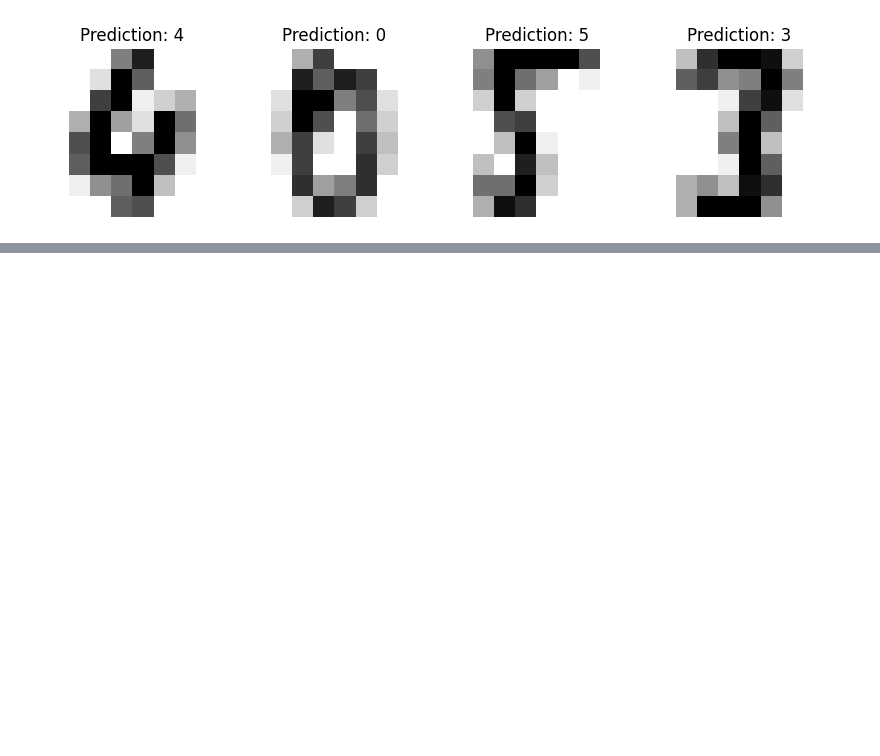
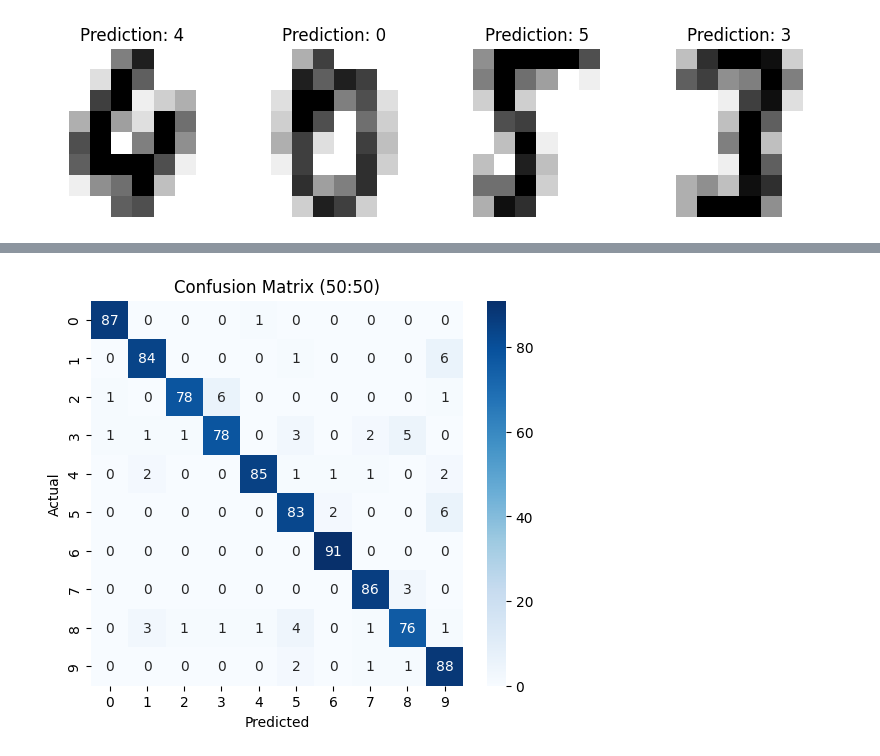
Before and after one commit to atmikgoswami/ML-Lab, a Jupyter notebook: assignment 2/assignment2-RF.ipynb, the cells around one changed output, grey strips where cells are left out. Saved outputs shown, nothing was run; the diff lists cells and outputs as text; code cells hidden in the pictures; blank space fills up the shorter version.

```diff
--- a/assignment 2/assignment2-RF.ipynb
+++ b/assignment 2/assignment2-RF.ipynb
@@ -160,0 +430,83 @@ for ax, image, prediction in zip(axes, X_test, y_pred):
+# %%
+splits = [0.5, 0.4, 0.3, 0.2]
+results = []
+
+for test_size in splits:
+    print(f"\n=== Train-Test Split: {int((1-test_size)*100)}:{int(test_size*100)} ===")
+
+    X_train, X_test, y_train, y_test = train_test_split(
+        data, digits.target, test_size=test_size, shuffle=False
+    )
+
+    sc = StandardScaler()
+    X_train = sc.fit_transform(X_train)
+    X_test = sc.transform(X_test)
+
+    # Train
+    rf = RandomForestClassifier(random_state=42)
+
+    param_grid = {
+        'criterion': ['gini', 'entropy', 'log_loss'],
+        # 'max_depth': [2, 3, 4, 5, 6],
+        # 'min_samples_split': [2, 3, 4, 5],
+        # 'min_samples_leaf': [1, 2, 3, 4, 5],
+        # 'max_leaf_nodes': [2,3,4,5,6,7],
+        # 'max_features': [None, 'sqrt', 'log2']
+    }
+
+    grid = GridSearchCV(rf, param_grid, cv=5, scoring='accuracy')
+    grid.fit(X_train, y_train)
+
+    best_model = grid.best_estimator_
+    print("Best Parameters:", grid.best_params_)
+
+    y_pred = best_model.predict(X_test)
+    y_proba = best_model.predict_proba(X_test)
+
+    # Metrics
+    acc = accuracy_score(y_test, y_pred)
+    prec = precision_score(y_test, y_pred, average="weighted")
+    rec = recall_score(y_test, y_pred, average="weighted")
+    f1 = f1_score(y_test, y_pred, average="weighted")
+    results.append([test_size, acc, prec, rec, f1])
+
+    print(classification_report(y_test, y_pred))
+
+    # Confusion Matrix Heatmap
+    plt.figure(figsize=(6,5))
+    sns.heatmap(confusion_matrix(y_test, y_pred), annot=True, fmt="d", cmap="Blues")
+    plt.title(f"Confusion Matrix ({int((1-test_size)*100)}:{int(test_size*100)})")
+    plt.xlabel("Predicted"); plt.ylabel("Actual")
+    plt.show()
+
+    # Learning Curve
+    train_sizes, train_scores, test_scores = learning_curve(
+        rf, X_train, y_train, cv=5, scoring="accuracy", n_jobs=-1,
+        train_sizes=np.linspace(0.1, 1.0, 10)
+    )
+    plt.figure()
+    plt.plot(train_sizes, np.mean(train_scores, axis=1), label="Train Score")
+    plt.plot(train_sizes, np.mean(test_scores, axis=1), label="Cross-val Score")
+    plt.title(f"Learning Curve ({int((1-test_size)*100)}:{int(test_size*100)})")
+    plt.xlabel("Training examples"); plt.ylabel("Accuracy")
+    plt.legend(); plt.show()
+
+    # ROC Curve
+    fpr, tpr, roc_auc = {}, {}, {}
+    for i, cls in enumerate(best_model.classes_):
+        fpr[i], tpr[i], _ = roc_curve(y_test == cls, y_proba[:, i])
+        roc_auc[i] = auc(fpr[i], tpr[i])
+
+    plt.figure()
+    for i, cls in enumerate(best_model.classes_):
+        plt.plot(fpr[i], tpr[i], label=f"Class {cls} (AUC={roc_auc[i]:.2f})")
+    plt.plot([0,1],[0,1],"k--")
+    plt.title(f"ROC Curve ({int((1-test_size)*100)}:{int(test_size*100)})")
+    plt.xlabel("False Positive Rate"); plt.ylabel("True Positive Rate")
+    plt.legend(); plt.show()
+
+# Summary table
+import pandas as pd
+results_df = pd.DataFrame(results, columns=["Test Size", "Accuracy", "Precision", "Recall", "F1"])
+display(results_df)
+# %% [output]
@@ -160,0 +531 @@ for ax, image, prediction in zip(axes, X_test, y_pred):
+[figure, added]
```
Also changed, not shown: parts of 15 cells of this notebook, 2 other files.
